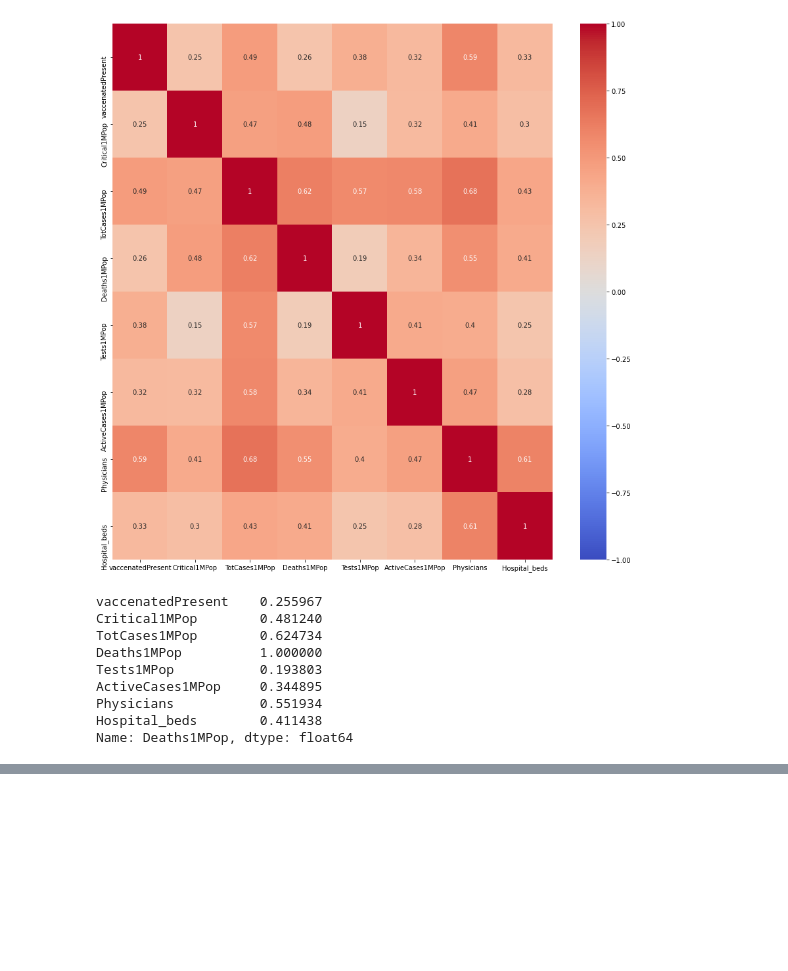
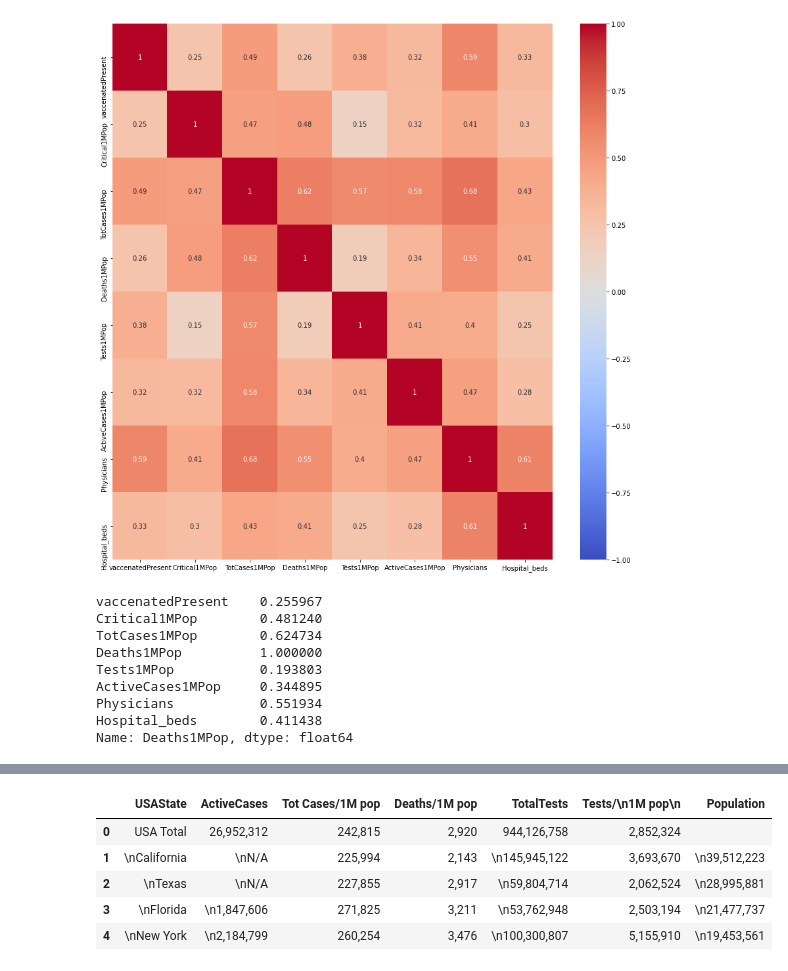
Before and after one commit to yeelacitron/Data-science-project, a Jupyter notebook: web scraping project.ipynb, the cells around one changed output, grey strips where cells are left out. Saved outputs shown, nothing was run; the diff lists cells and outputs as text; code cells hidden in the pictures; blank space fills up the shorter version.

```diff
--- a/web scraping project.ipynb
+++ b/web scraping project.ipynb
@@ -1429,0 +1534,20 @@ NameError: name 'rmse_val' is not defined
+# %%
+
+
+del df6['NewCases']
+del df6['NewDeaths']
+del df6['Source']
+del df6['Projections']
+del df6['#']
+del df6['TotalCases']
+del df6['TotalDeaths']
+del df6['TotalRecovered']
+
+df6.head()
+# %% [output]
+|  | USAState | ActiveCases | Tot Cases/1M pop | Deaths/1M pop | TotalTests | Tests/\n1M pop\n | Population |
+| 0 | USA Total | 26,952,312 | 242,815 | 2,920 | 944,126,758 | 2,852,324 |  |
+| 1 | \nCalifornia | \nN/A | 225,994 | 2,143 | \n145,945,122 | 3,693,670 | \n39,512,223 |
+| 2 | \nTexas | \nN/A | 227,855 | 2,917 | \n59,804,714 | 2,062,524 | \n28,995,881 |
+| 3 | \nFlorida | \n1,847,606 | 271,825 | 3,211 | \n53,762,948 | 2,503,194 | \n21,477,737 |
+| 4 | \nNew York | \n2,184,799 | 260,254 | 3,476 | \n100,300,807 | 5,155,910 | \n19,453,561 |
```
Also changed, not shown: parts of 22 cells of this notebook.
